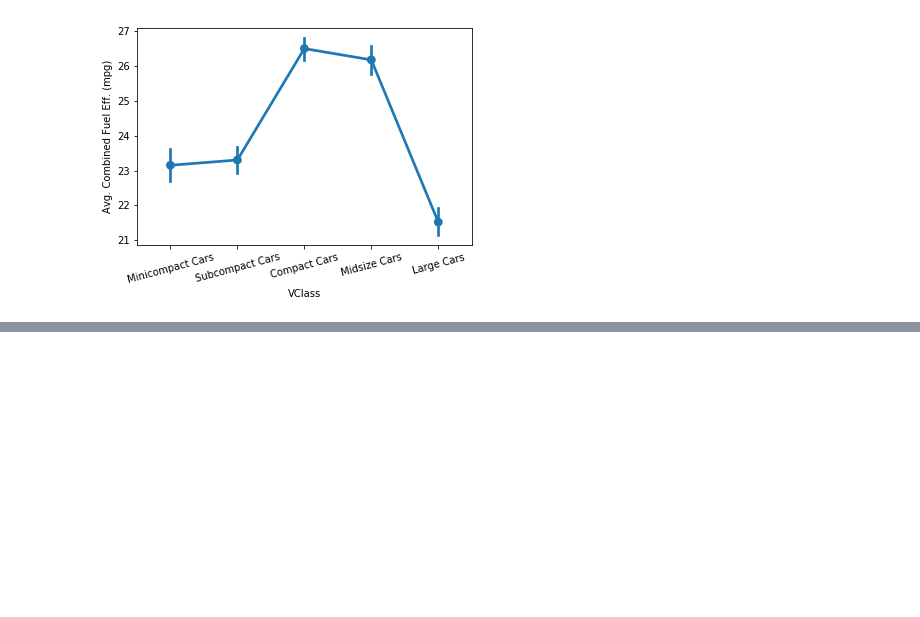
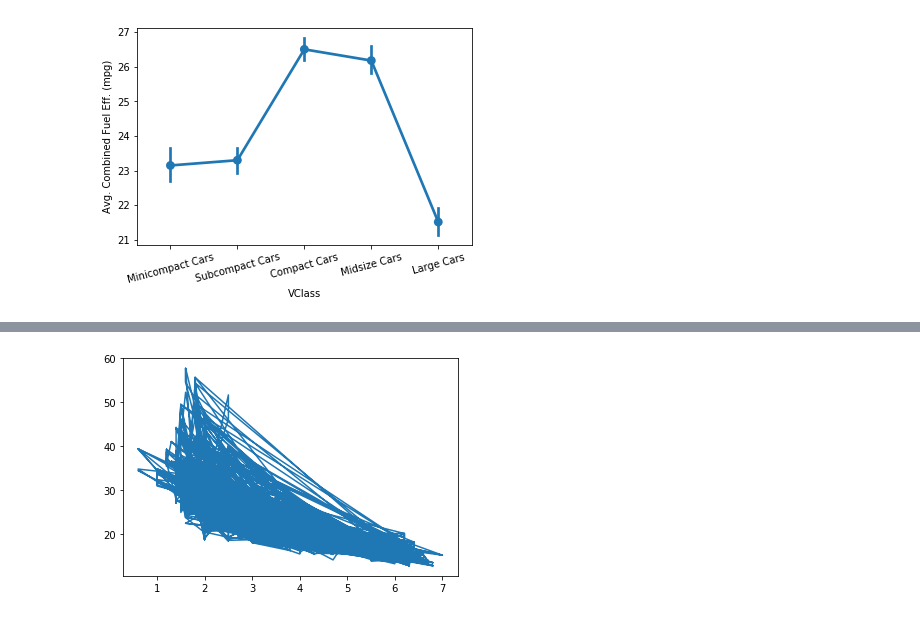
Before and after one commit to eatPizza311/data_visualization, a Jupyter notebook: 2.Bivariate exploration of data.ipynb, the cells around one changed output, grey strips where cells are left out. Saved outputs shown, nothing was run; the diff lists cells and outputs as text; code cells hidden in the pictures; blank space fills up the shorter version.

Commit message:
feat: add Line Plots to 2.Bivariate exploration of data

```diff
--- a/2.Bivariate exploration of data.ipynb
+++ b/2.Bivariate exploration of data.ipynb
@@ -310,0 +323,4 @@ plt.xticks(rotation=15);
+# %%
+plt.errorbar(data=fuel_df, x='displ', y='comb');
+# %% [output]
+[figure, added]
```
Also changed, not shown: parts of 8 cells of this notebook.
